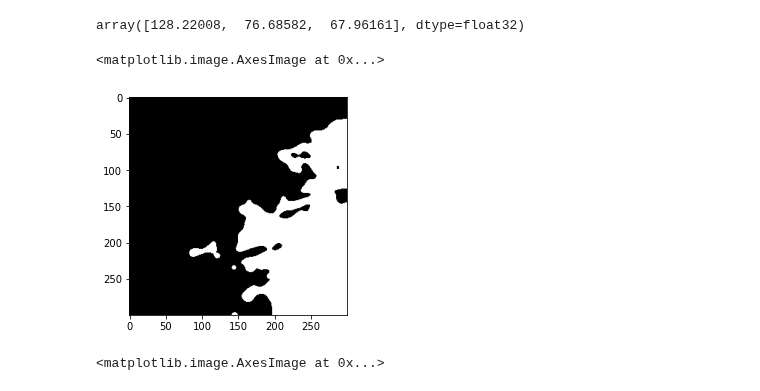
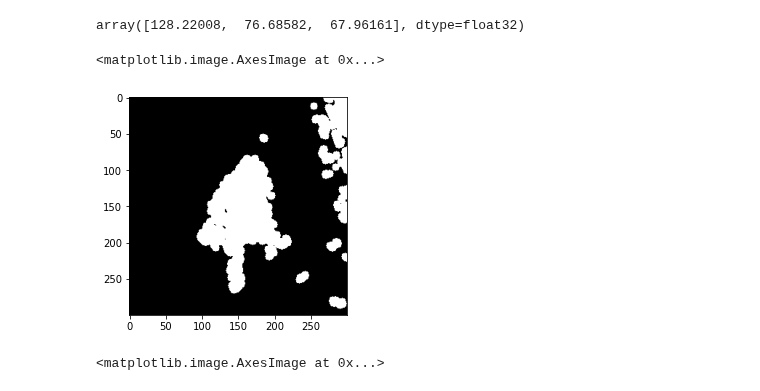
Before and after one commit to julielhagen/First-Year-Project, a Jupyter notebook: Segmentation.ipynb, the cells around one changed output. Saved outputs shown, nothing was run; the diff lists cells and outputs as text; code cells hidden in the pictures.

```diff
--- a/Segmentation.ipynb
+++ b/Segmentation.ipynb
@@ -263,7 +263,7 @@ save_mask('PAT_1420_1460_733.png', im_mask)
 # %% [markdown]
 ### Manual
 # %%
-mask = paths_sek == 'PAT_1420_1460_733.png'
+mask = paths_sek == 'PAT_1585_2619_396.png'
 im = images_sek[np.where(mask)[0][0]]
 
 plt.imshow(im)
@@ -310,17 +310,17 @@ im[200,150,:]*256
 # %% [output]
 array([128.22008,  76.68582,  67.96161], dtype=float32)
 # %%
-im_g = gaussian(rgb2gray(im)*256, 4)
+im_g = gaussian(rgb2gray(im)*256, 1)
 val_g = filters.threshold_otsu(im_g)
-im_g_mask = (im_g < val_g-20)
+im_g_mask = (im_g < val_g)
 
-struct_el = morphology.disk(3)
+struct_el = morphology.disk(5)
 im_g_mask = morphology.binary_opening(im_g_mask, struct_el)
 
 plt.imshow(im_g_mask, cmap='gray')
 # %% [output]
 <matplotlib.image.AxesImage at 0x...>
-[figure, old version]
+[figure, new version]
 # %%
 plt.imshow(im_g,cmap='gray')
 # %% [output]
```
Also changed, not shown: parts of 4 cells of this notebook.
